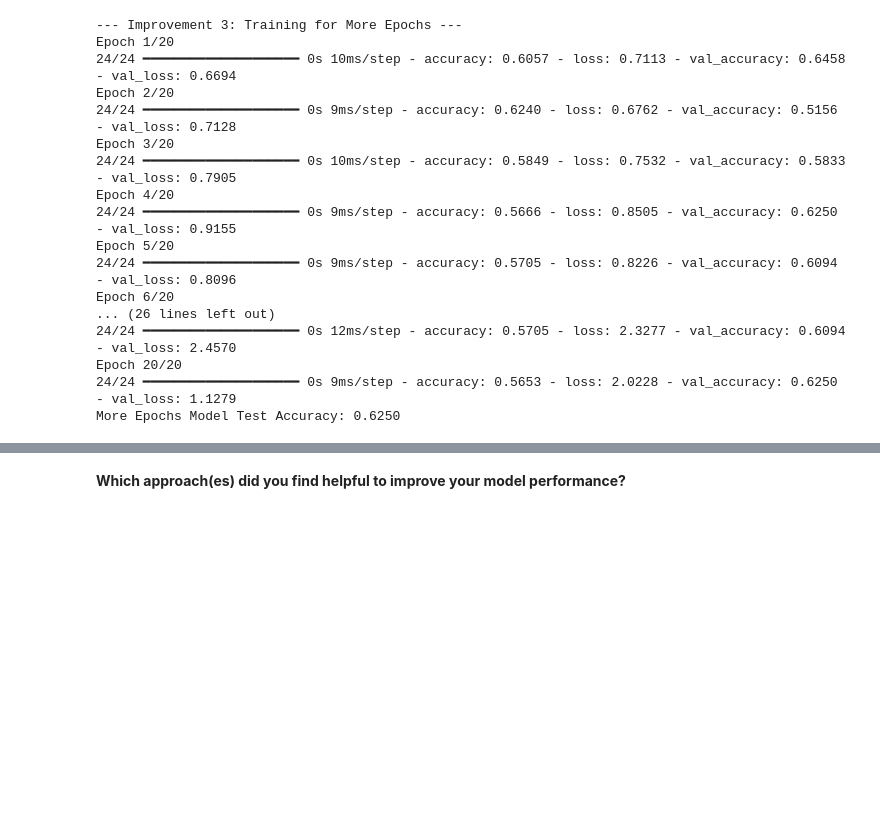
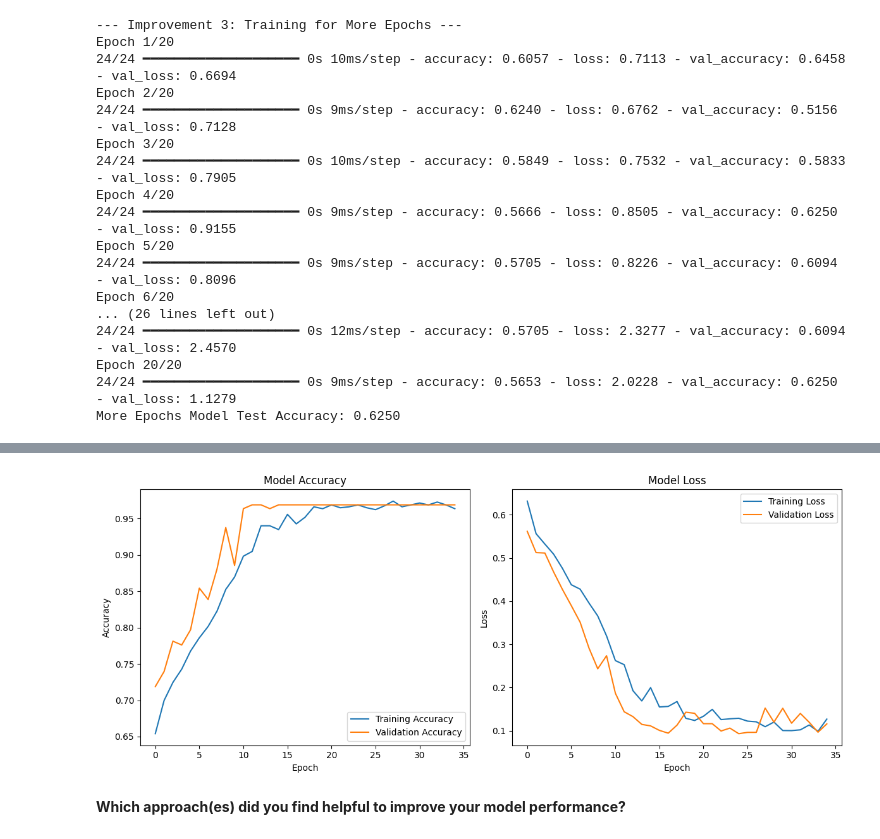
Before and after one commit to GFiaMon/lab-neural-networks, a Jupyter notebook: your-code/challenge-1.ipynb, the cells around one changed output, grey strips where cells are left out. Saved outputs shown, nothing was run; the diff lists cells and outputs as text; code cells hidden in the pictures; blank space fills up the shorter version.

```diff
--- a/your-code/challenge-1.ipynb
+++ b/your-code/challenge-1.ipynb
@@ -491,3 +560,34 @@ More Epochs Model Test Accuracy: 0.6250
+# %%
+import matplotlib.pyplot as plt
+
+# Assuming you have the 'history' object from model.fit()
+# history = model.fit(...)
+
+# 1. Plot Training & Validation Accuracy
+plt.figure(figsize=(12, 5)) # Makes the figure wider
+
+plt.subplot(1, 2, 1) # Creates the first subplot (1 row, 2 columns, 1st plot)
+plt.plot(history.history['accuracy'], label='Training Accuracy')
+plt.plot(history.history['val_accuracy'], label='Validation Accuracy')
+plt.title('Model Accuracy')
+plt.ylabel('Accuracy')
+plt.xlabel('Epoch')
+plt.legend(loc='lower right') # Puts the legend in the lower right corner
+
+# 2. Plot Training & Validation Loss
+plt.subplot(1, 2, 2) # Creates the second subplot (1 row, 2 columns, 2nd plot)
+plt.plot(history.history['loss'], label='Training Loss')
+plt.plot(history.history['val_loss'], label='Validation Loss')
+plt.title('Model Loss')
+plt.ylabel('Loss')
+plt.xlabel('Epoch')
+plt.legend(loc='upper right') # Puts the legend in the upper right corner
+
+# Display the plots
+plt.tight_layout() # Automatically adjusts subplot params so they fit in the figure area
+plt.show()
+# %% [output]
+[figure, added]
 # %% [markdown]
 **Which approach(es) did you find helpful to improve your model performance?**
 # %%
```
Also changed, not shown: parts of 8 cells of this notebook, 1 other file.
